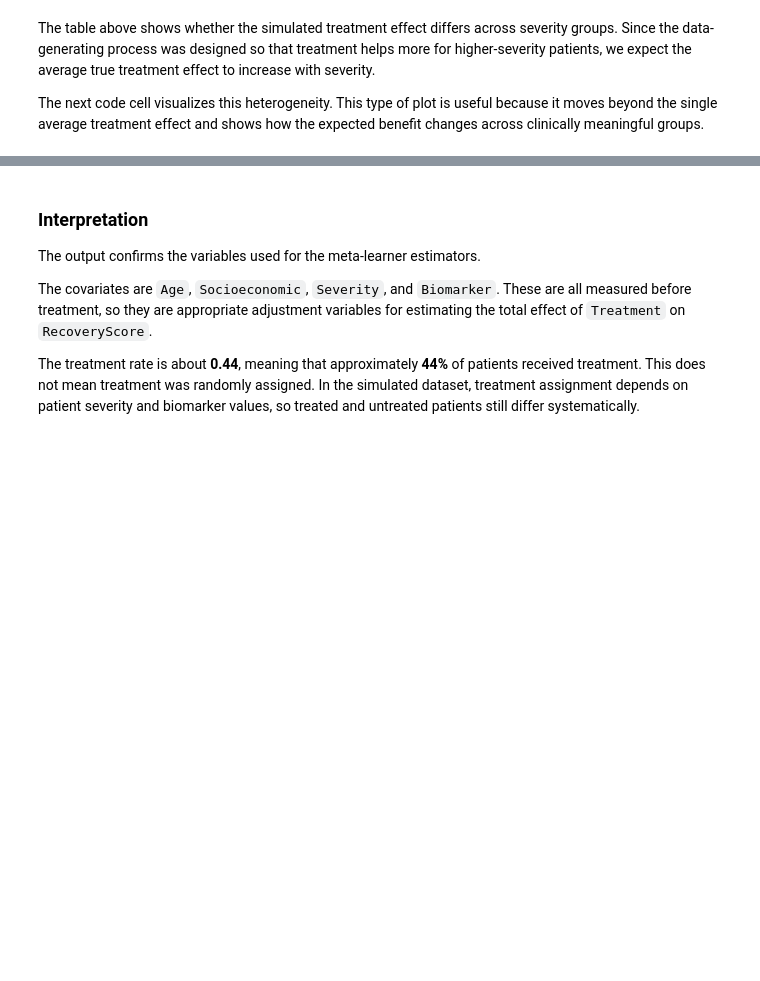
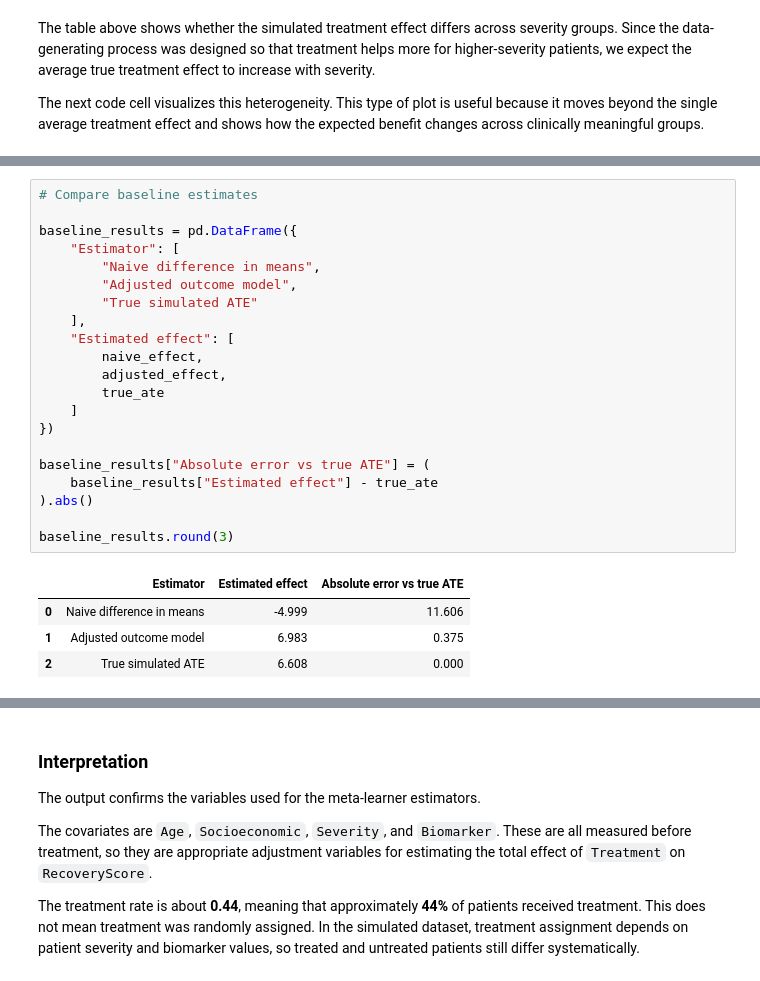
Before and after one commit to Ci2Lab/Causal-Intelligence-Course, a Jupyter notebook: Lectures/03_Causal_ML.ipynb, the cells around one changed output, grey strips where cells are left out. Cells and saved outputs as stored; diff of their text form; blank space fills up the shorter version.

```diff
--- a/Lectures/03_Causal_ML.ipynb
+++ b/Lectures/03_Causal_ML.ipynb
@@ -1812,0 +1653,26 @@ These limitations motivate the next section on meta-learners.
+# %%
+# Compare baseline estimates
+
+baseline_results = pd.DataFrame({
+    "Estimator": [
+        "Naive difference in means",
+        "Adjusted outcome model",
+        "True simulated ATE"
+    ],
+    "Estimated effect": [
+        naive_effect,
+        adjusted_effect,
+        true_ate
+    ]
+})
+
+baseline_results["Absolute error vs true ATE"] = (
+    baseline_results["Estimated effect"] - true_ate
+).abs()
+
+baseline_results.round(3)
+# %% [output]
+|  | Estimator | Estimated effect | Absolute error vs true ATE |
+| 0 | Naive difference in means | -4.999 | 11.606 |
+| 1 | Adjusted outcome model | 6.983 | 0.375 |
+| 2 | True simulated ATE | 6.608 | 0.000 |
```
Also changed, not shown: parts of 90 cells of this notebook.
